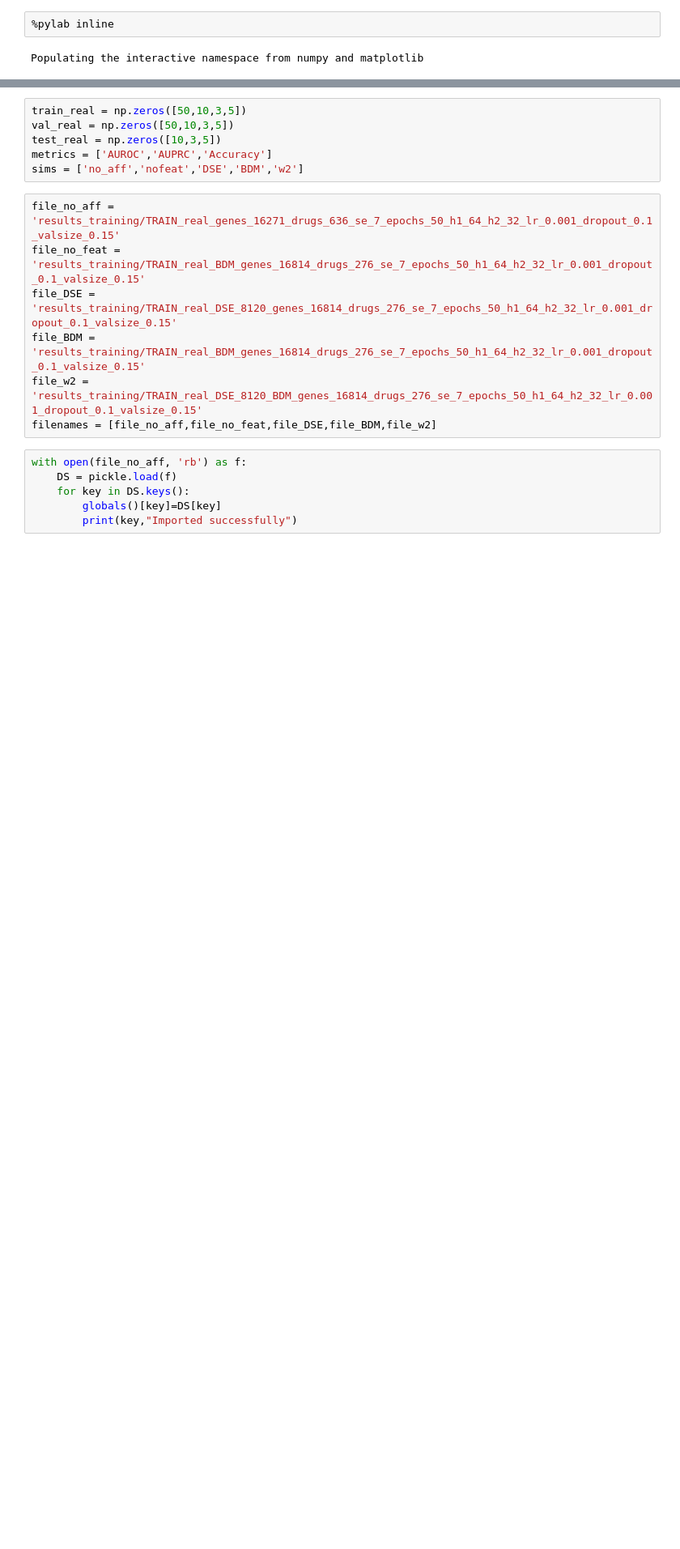
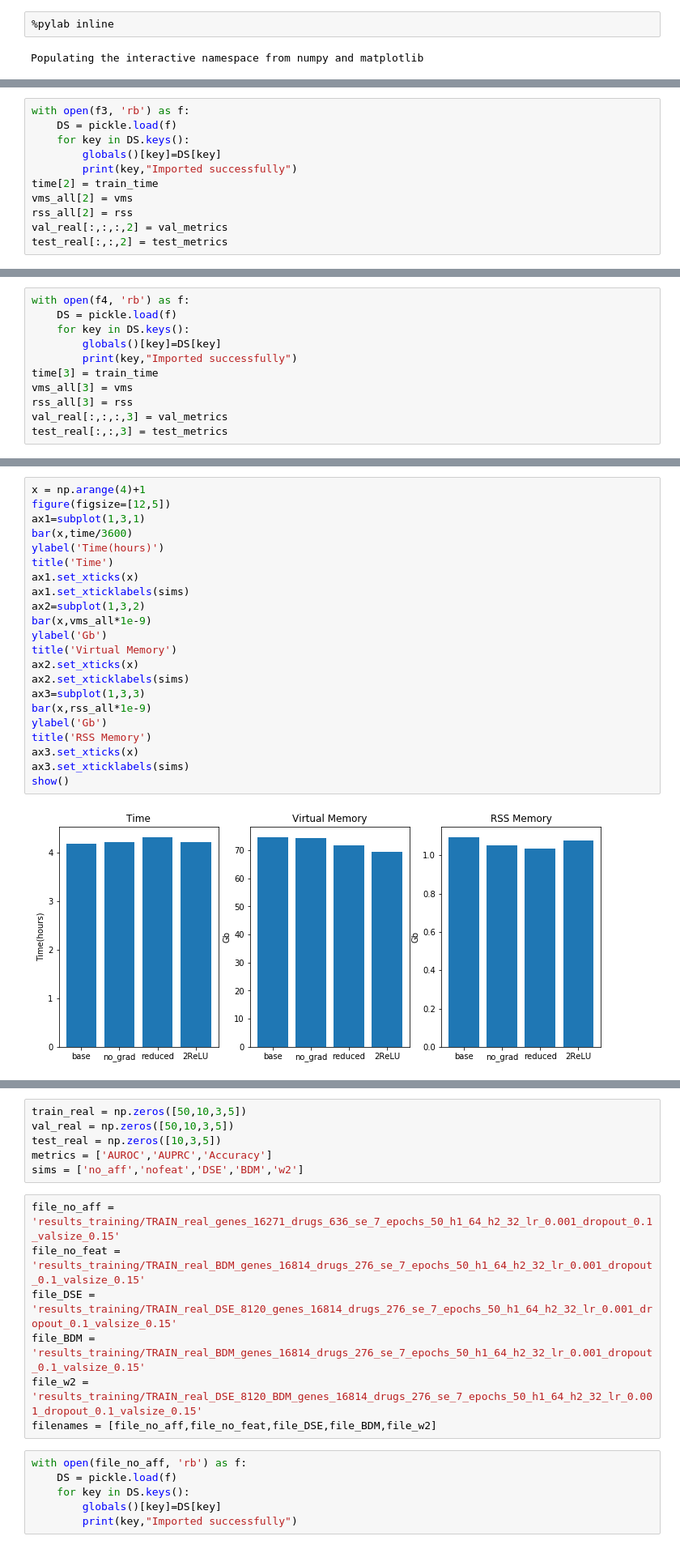
Before and after one commit to diitaz93/Master-Thesis, a Jupyter notebook: training_results.ipynb, the cells around one changed output, grey strips where cells are left out. Shown at 81% size. Drawn from its saved outputs; the diff is of its cells as text; blank space fills up the shorter version.

```diff
--- a/training_results.ipynb
+++ b/training_results.ipynb
@@ -19,0 +78,11 @@ Populating the interactive namespace from numpy and matplotlib
+# %%
+with open(f3, 'rb') as f:
+    DS = pickle.load(f)
+    for key in DS.keys():
+        globals()[key]=DS[key]
+        print(key,"Imported successfully")
+time[2] = train_time
+vms_all[2] = vms
+rss_all[2] = rss
+val_real[:,:,:,2] = val_metrics
+test_real[:,:,2] = test_metrics
@@ -19,0 +100,11 @@ Populating the interactive namespace from numpy and matplotlib
+# %%
+with open(f4, 'rb') as f:
+    DS = pickle.load(f)
+    for key in DS.keys():
+        globals()[key]=DS[key]
+        print(key,"Imported successfully")
+time[3] = train_time
+vms_all[3] = vms
+rss_all[3] = rss
+val_real[:,:,:,3] = val_metrics
+test_real[:,:,3] = test_metrics
@@ -19,0 +122,24 @@ Populating the interactive namespace from numpy and matplotlib
+# %%
+x = np.arange(4)+1
+figure(figsize=[12,5])
+ax1=subplot(1,3,1)
+bar(x,time/3600)
+ylabel('Time(hours)')
+title('Time')
+ax1.set_xticks(x)
+ax1.set_xticklabels(sims)
+ax2=subplot(1,3,2)
+bar(x,vms_all*1e-9)
+ylabel('Gb')
+title('Virtual Memory')
+ax2.set_xticks(x)
+ax2.set_xticklabels(sims)
+ax3=subplot(1,3,3)
+bar(x,rss_all*1e-9)
+ylabel('Gb')
+title('RSS Memory')
+ax3.set_xticks(x)
+ax3.set_xticklabels(sims)
+show()
+# %% [output]
+[figure, added]
```
Also changed, not shown: parts of 12 cells of this notebook, 4 other files.
